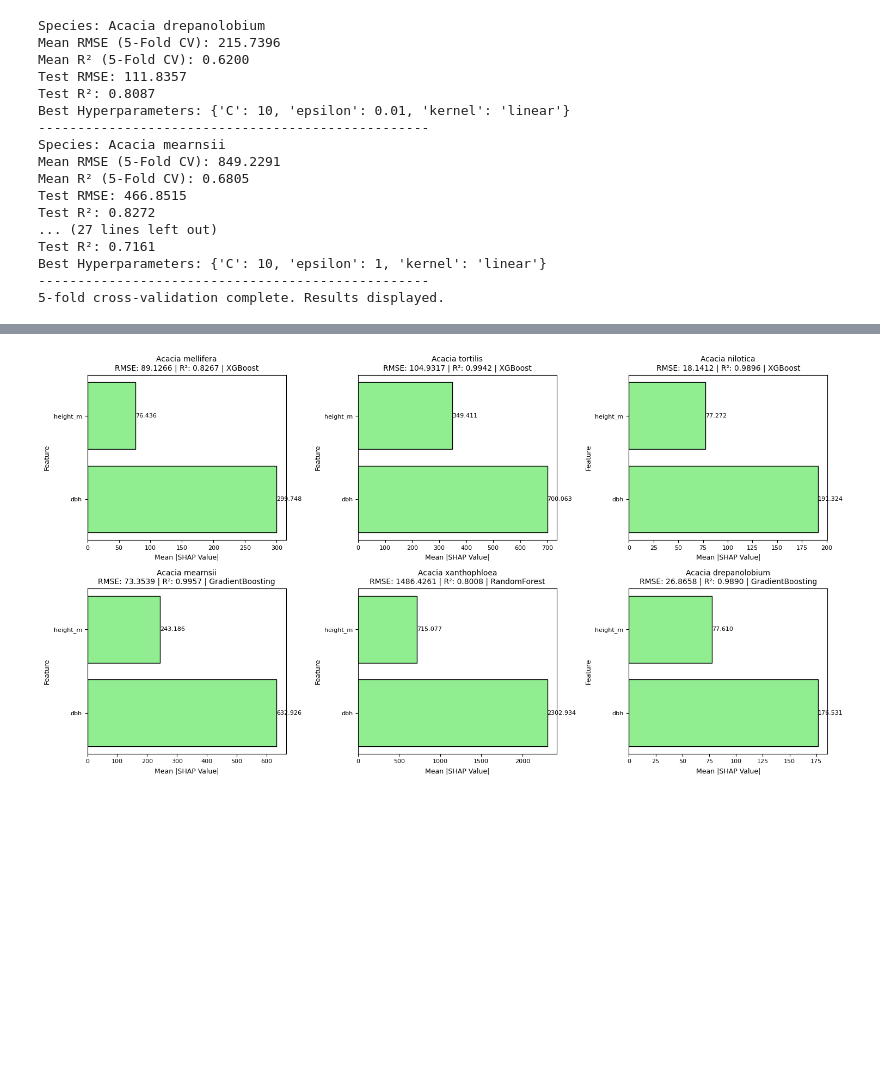
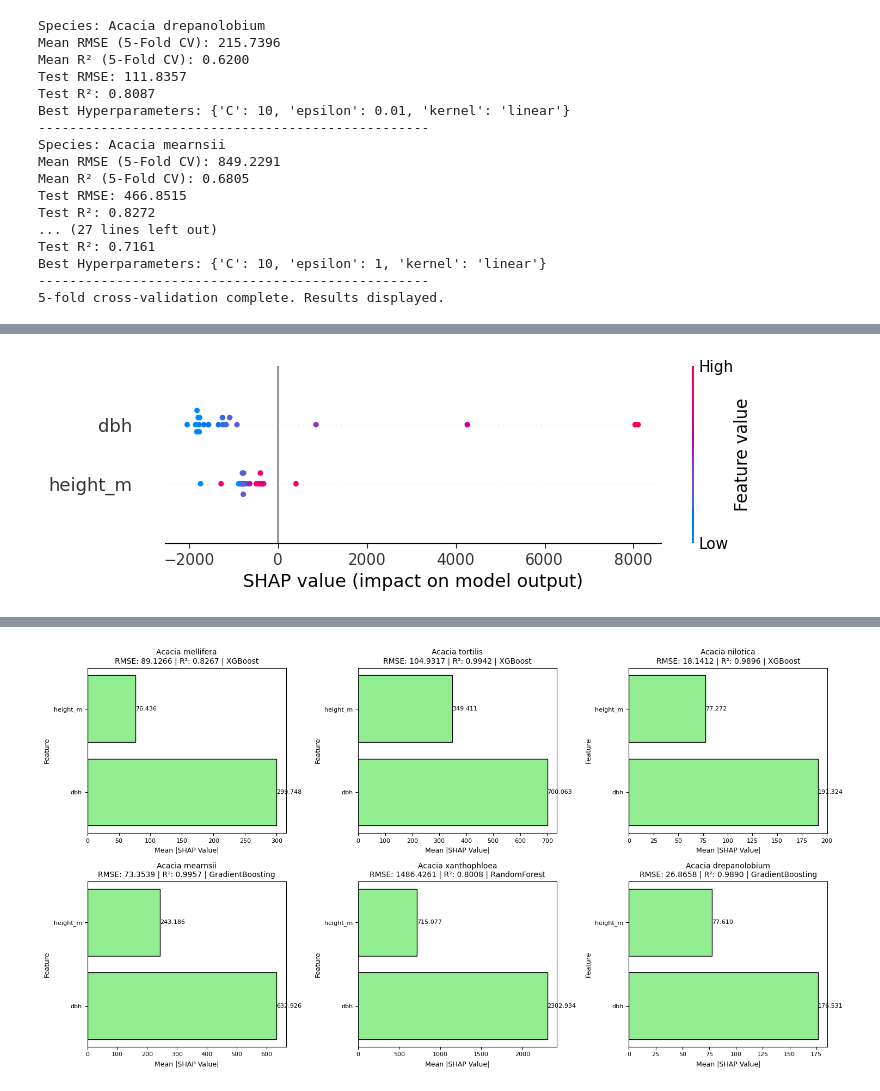
Before and after one commit to irungus/agf_kenya, a Jupyter notebook: agf_kenya_colab_acacia.ipynb, the cells around one changed output, grey strips where cells are left out. Cells and saved outputs as stored; diff of their text form; code cells hidden in the pictures; blank space fills up the shorter version.

```diff
--- a/agf_kenya_colab_acacia.ipynb
+++ b/agf_kenya_colab_acacia.ipynb
@@ -1206,0 +1221,5 @@ Acacia xanthophloea - RMSE: 1486.4261, R²: 0.8008
+# %%
+#beeswarm shap plots
+shap.plots.beeswarm(shap_values)
+# %% [output]
+[figure, added]
```
Also changed, not shown: parts of 10 cells of this notebook.
